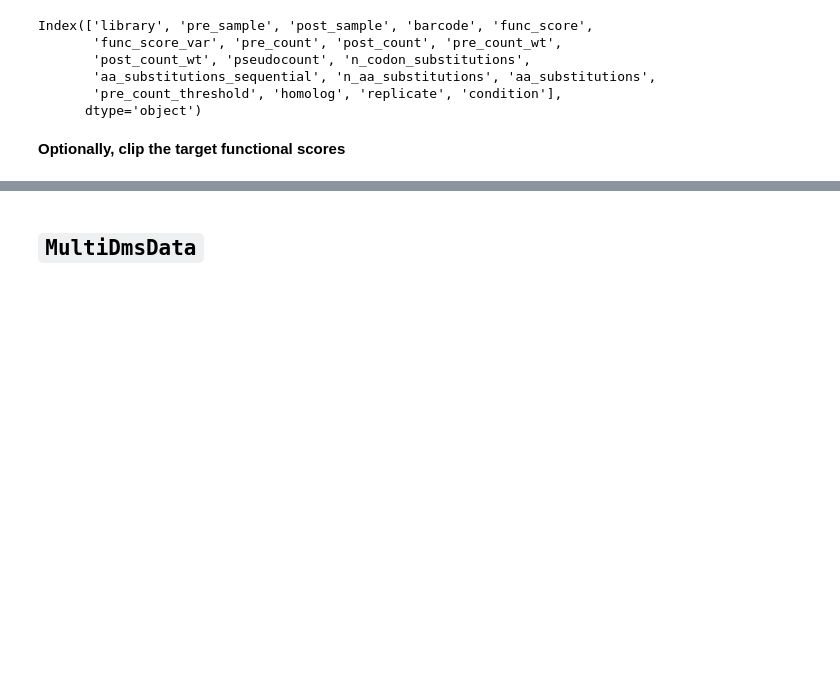
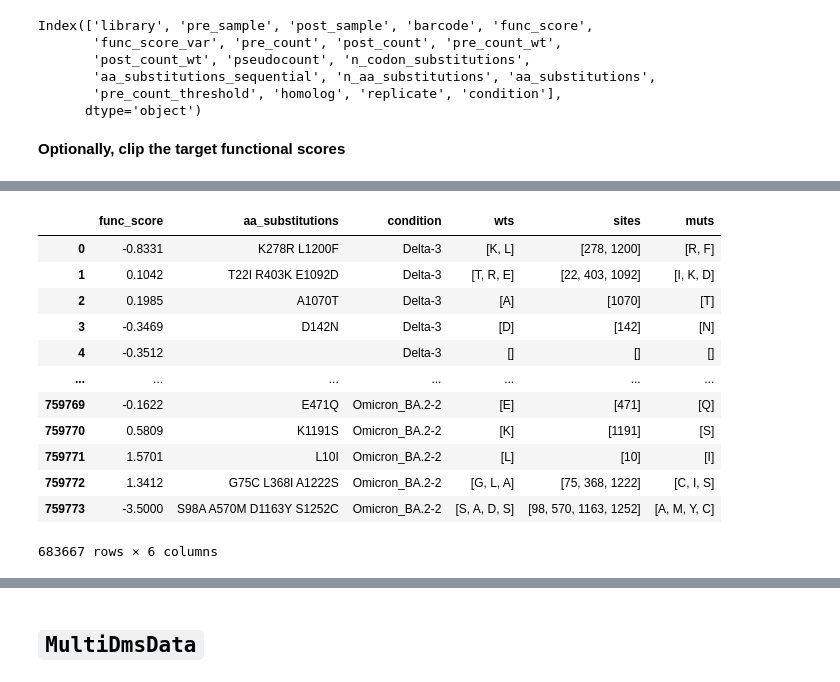
Before and after one commit to matsengrp/multidms, a Jupyter notebook: notebooks/12-05-22-altair-test.ipynb, the cells around one changed output, grey strips where cells are left out. Cells and saved outputs as stored; diff of their text form; code cells hidden in the pictures; blank space fills up the shorter version.

```diff
--- a/notebooks/12-05-22-altair-test.ipynb
+++ b/notebooks/12-05-22-altair-test.ipynb
@@ -231,11 +218,3 @@ if prep_params['clip_target'] and prep_params['trim']:
 # %%
 if prep_params['clip_target'] and not prep_params['trim']:
     func_score_df['func_score'] = func_score_df['func_score'].clip(*prep_params['clip_target'])
-# %%
-func_score_df["condition"] = func_score_df.condition.replace(
-    {
-        "Delta-4":"Delta",
-         "Omicron_BA.1-3":"Omicron_BA1",
-         "Omicron_BA.2-2":"Omicron_BA2"
-    }
-)
@@ -250,0 +245,16 @@ array(['Delta', 'Omicron_BA1', 'Omicron_BA2'], dtype=object)
+# %%
+func_score_df
+# %% [output]
+|  | func_score | aa_substitutions | condition | wts | sites | muts |
+| 0 | -0.8331 | K278R L1200F | Delta-3 | [K, L] | [278, 1200] | [R, F] |
+| 1 | 0.1042 | T22I R403K E1092D | Delta-3 | [T, R, E] | [22, 403, 1092] | [I, K, D] |
+| 2 | 0.1985 | A1070T | Delta-3 | [A] | [1070] | [T] |
+| 3 | -0.3469 | D142N | Delta-3 | [D] | [142] | [N] |
+| 4 | -0.3512 |  | Delta-3 | [] | [] | [] |
+| ... | ... | ... | ... | ... | ... | ... |
+| 759769 | -0.1622 | E471Q | Omicron_BA.2-2 | [E] | [471] | [Q] |
+| 759770 | 0.5809 | K1191S | Omicron_BA.2-2 | [K] | [1191] | [S] |
+| 759771 | 1.5701 | L10I | Omicron_BA.2-2 | [L] | [10] | [I] |
+| 759772 | 1.3412 | G75C L368I A1222S | Omicron_BA.2-2 | [G, L, A] | [75, 368, 1222] | [C, I, S] |
+| 759773 | -3.5000 | S98A A570M D1163Y S1252C | Omicron_BA.2-2 | [S, A, D, S] | [98, 570, 1163, 1252] | [A, M, Y, C] |
+683667 rows × 6 columns
```
Also changed, not shown: parts of 31 cells of this notebook, 2 other files.
